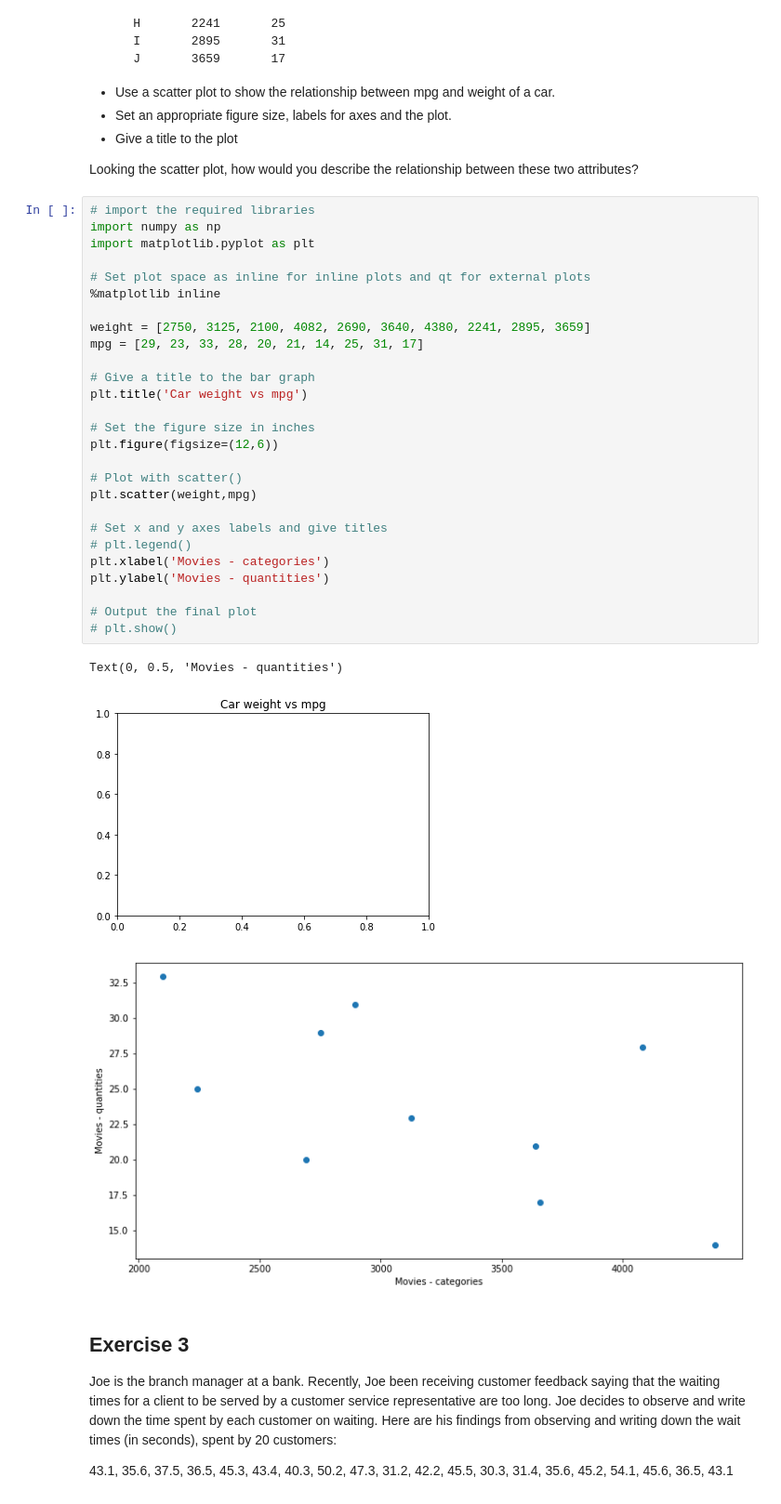
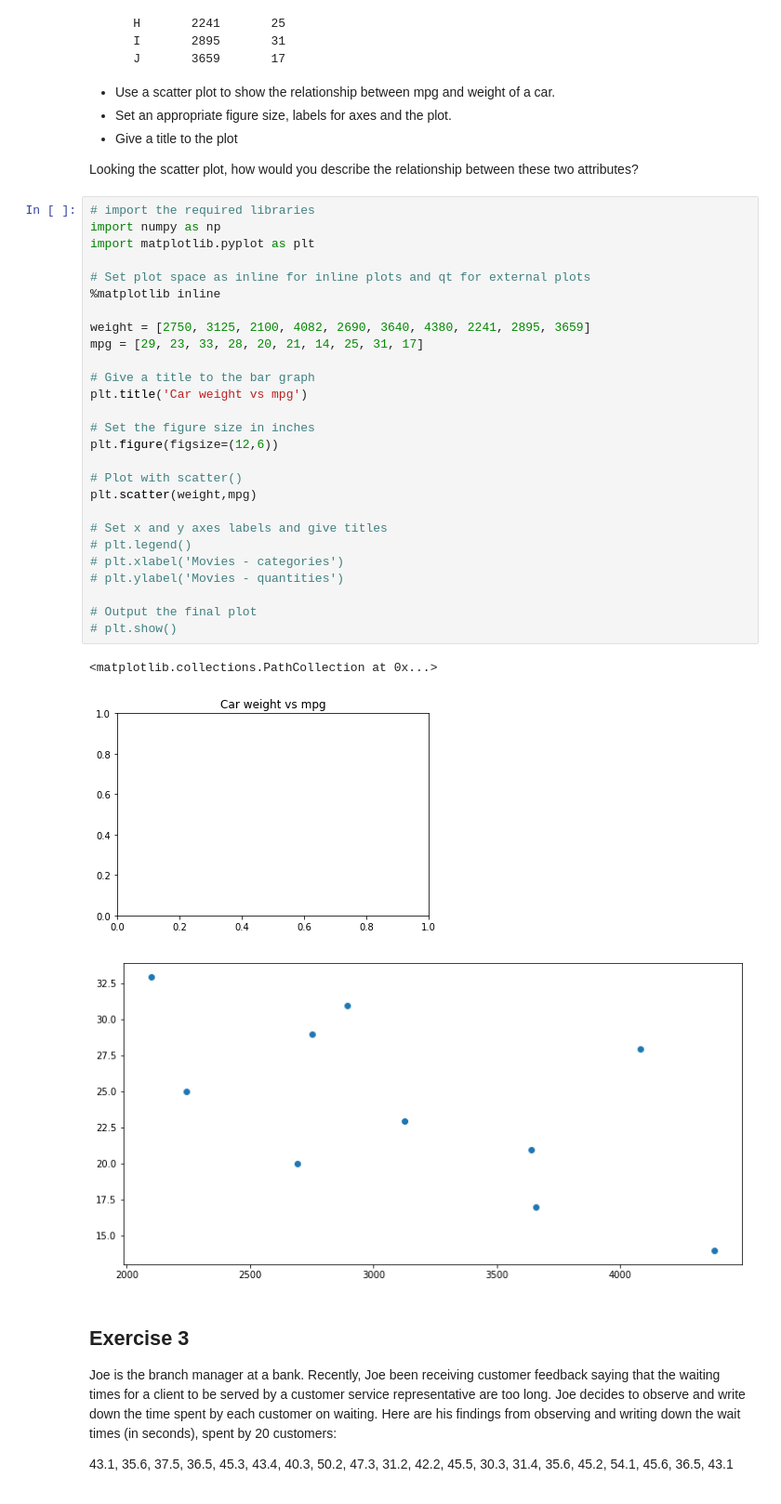
Before and after one commit to fleralle/dsc-data-viz-lab-houston-ds-042219, a Jupyter notebook: index.ipynb, the cells around one changed output. Shown at 93% size. Saved outputs shown, nothing was run; the diff lists cells and outputs as text.

```diff
--- a/index.ipynb
+++ b/index.ipynb
@@ -73,34 +73,34 @@ Looking the scatter plot, how would you describe the relationship between these
 # %%
 # import the required libraries
 import numpy as np
 import matplotlib.pyplot as plt
 
 # Set plot space as inline for inline plots and qt for external plots
 %matplotlib inline
 
 weight = [2750, 3125, 2100, 4082, 2690, 3640, 4380, 2241, 2895, 3659]
 mpg = [29, 23, 33, 28, 20, 21, 14, 25, 31, 17]
 
 # Give a title to the bar graph
 plt.title('Car weight vs mpg')
 
 # Set the figure size in inches
 plt.figure(figsize=(12,6))
 
 # Plot with scatter()
 plt.scatter(weight,mpg)
 
 # Set x and y axes labels and give titles
 # plt.legend()
-plt.xlabel('Movies - categories')
-plt.ylabel('Movies - quantities')
+# plt.xlabel('Movies - categories')
+# plt.ylabel('Movies - quantities')
 
 # Output the final plot
 # plt.show()
 # %% [output]
-Text(0, 0.5, 'Movies - quantities')
+<matplotlib.collections.PathCollection at 0x...>
 [figure]
-[figure, old version]
+[figure, new version]
 # %% [markdown]
 ## Exercise 3
 
```
